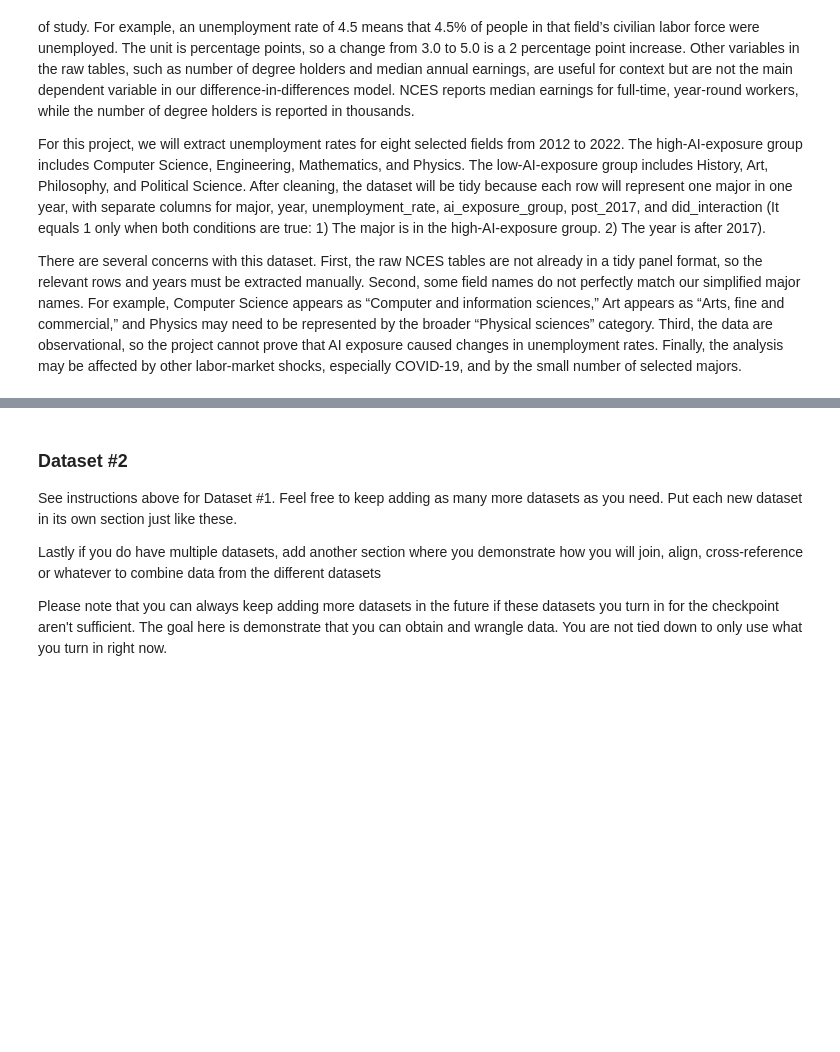
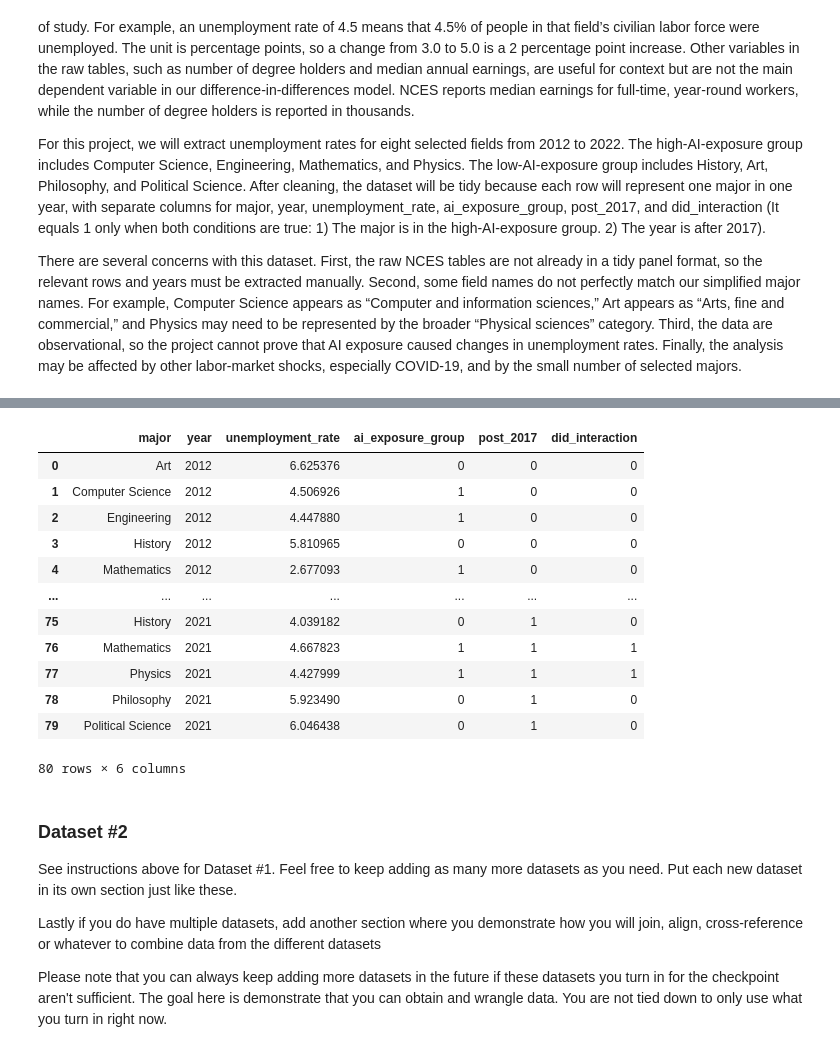
Before and after one commit to COGS108/Group-SP26-095, a Jupyter notebook: 01-DataCheckpoint.ipynb, the cells around one changed output, grey strips where cells are left out. Cells and saved outputs as stored; diff of their text form; code cells hidden in the pictures; blank space fills up the shorter version.

```diff
--- a/01-DataCheckpoint.ipynb
+++ b/01-DataCheckpoint.ipynb
@@ -195,0 +232,43 @@ check.iloc[:20, :12]
+# %%
+parts = []
+
+# loop through each year
+for file, year in file_years.items():
+    template = clean_file(file, year)
+
+    #store intermediate data
+    template.to_csv(
+        'data/01-interim/nces_' + str(year) + '_cleaned.csv',
+        index=False
+    )
+
+    # add to the list
+    parts.append(template)
+
+# combine into pivot_long format
+cleaned_df = pd.concat(parts, ignore_index=True)
+# %%
+# add variable
+cleaned_df['ai_exposure_group'] = cleaned_df['major'].isin(High_AI).astype(int)
+
+cleaned_df['post_2017'] = (cleaned_df['year']>=2018).astype(int)
+
+cleaned_df['did_interaction'] = cleaned_df['ai_exposure_group'] * cleaned_df['post_2017']
+# %%
+# check shape
+cleaned_df.shape
+cleaned_df
+# %% [output]
+|  | major | year | unemployment_rate | ai_exposure_group | post_2017 | did_interaction |
+| 0 | Art | 2012 | 6.625376 | 0 | 0 | 0 |
+| 1 | Computer Science | 2012 | 4.506926 | 1 | 0 | 0 |
+| 2 | Engineering | 2012 | 4.447880 | 1 | 0 | 0 |
+| 3 | History | 2012 | 5.810965 | 0 | 0 | 0 |
+| 4 | Mathematics | 2012 | 2.677093 | 1 | 0 | 0 |
+| ... | ... | ... | ... | ... | ... | ... |
+| 75 | History | 2021 | 4.039182 | 0 | 1 | 0 |
+| 76 | Mathematics | 2021 | 4.667823 | 1 | 1 | 1 |
+| 77 | Physics | 2021 | 4.427999 | 1 | 1 | 1 |
+| 78 | Philosophy | 2021 | 5.923490 | 0 | 1 | 0 |
+| 79 | Political Science | 2021 | 6.046438 | 0 | 1 | 0 |
+80 rows × 6 columns
```
Also changed, not shown: parts of 7 cells of this notebook.
